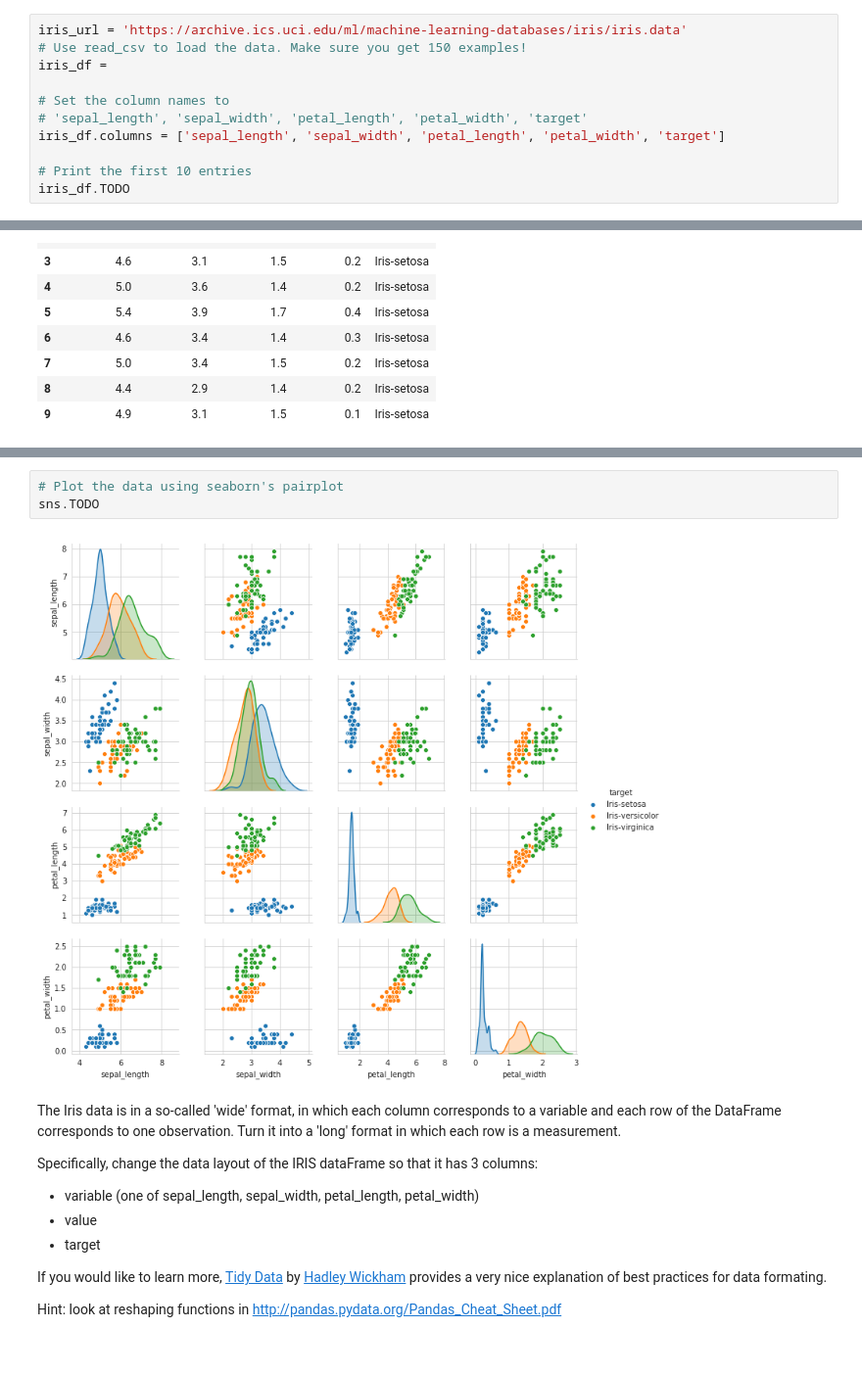
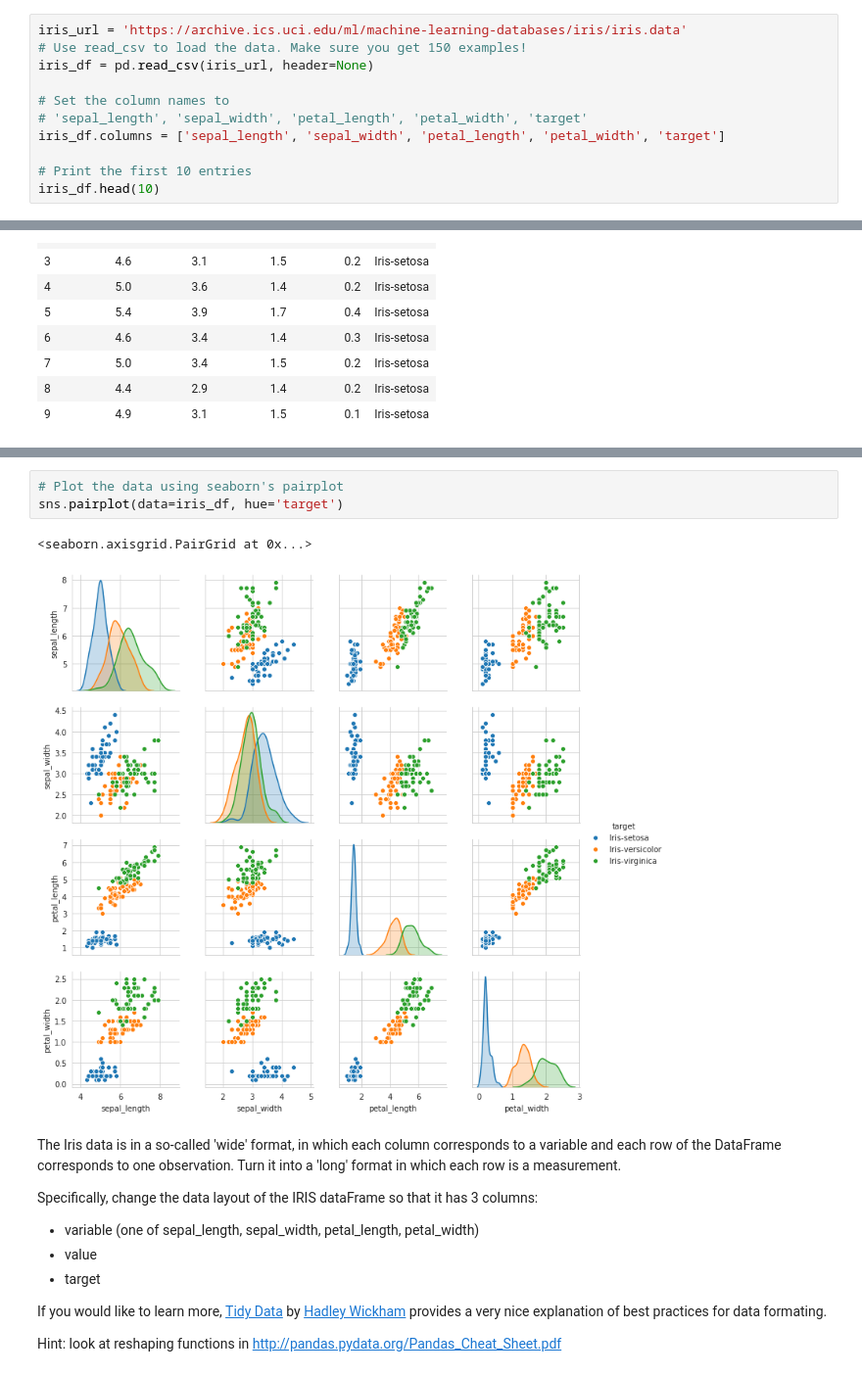
Before and after one commit to Asgavar/studia, a Jupyter notebook: semestr_5_zima_2019_20/ml/Assignment1.ipynb, the cells around one changed output, grey strips where cells are left out. Shown at 98% size. Drawn from its saved outputs; the diff is of its cells as text.

```diff
--- a/semestr_5_zima_2019_20/ml/Assignment1.ipynb
+++ b/semestr_5_zima_2019_20/ml/Assignment1.ipynb
@@ -283,14 +283,14 @@ assert ismagic(np.array([[2,7,6],[9,5,1],[4,3,8]]))
 # %%
 iris_url = 'https://archive.ics.uci.edu/ml/machine-learning-databases/iris/iris.data'
 # Use read_csv to load the data. Make sure you get 150 examples!
-iris_df =
+iris_df = pd.read_csv(iris_url, header=None)
 
 # Set the column names to
 # 'sepal_length', 'sepal_width', 'petal_length', 'petal_width', 'target'
 iris_df.columns = ['sepal_length', 'sepal_width', 'petal_length', 'petal_width', 'target']
 
 # Print the first 10 entries
-iris_df.TODO
+iris_df.head(10)
 # %% [output]
 |  | sepal_length | sepal_width | petal_length | petal_width | target |
 | 0 | 5.1 | 3.5 | 1.4 | 0.2 | Iris-setosa |
@@ -318,9 +318,10 @@ iris_df.TODO
 | max | 7.900000 | 4.400000 | 6.900000 | 2.500000 |
 # %%
 # Plot the data using seaborn's pairplot
-sns.TODO
+sns.pairplot(data=iris_df, hue='target')
 # %% [output]
+<seaborn.axisgrid.PairGrid at 0x...>
-[figure, old version]
+[figure, new version]
 # %% [markdown]
 The Iris data is in a so-called 'wide' format, in which each column corresponds to a variable and each row of the DataFrame corresponds to one observation. Turn it into a 'long' format in which each row is a measurement.
 
```
Also changed, not shown: parts of 7 cells of this notebook.
